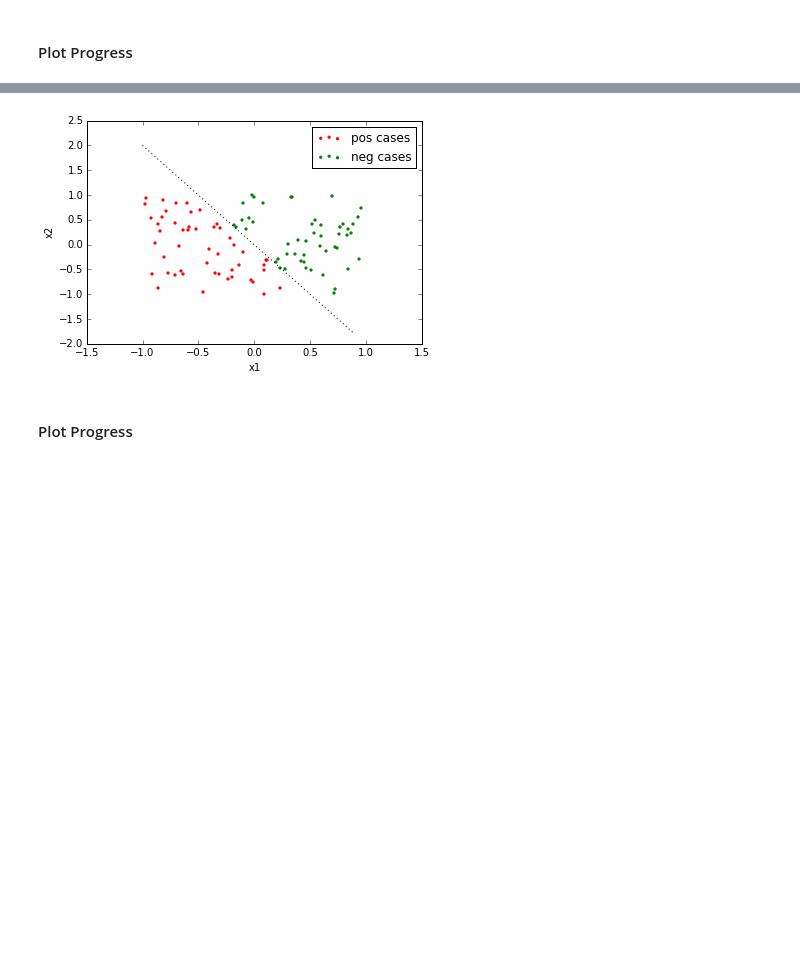
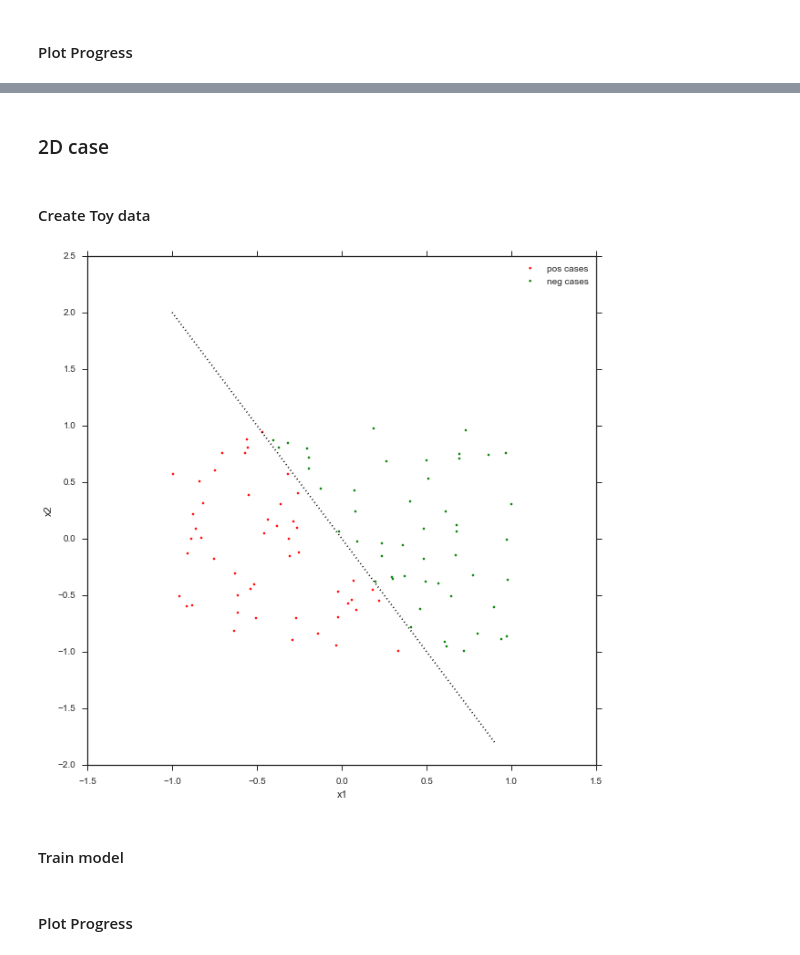
Before and after one commit to dejori/this-and-that, a Jupyter notebook: theano-examples/Logistic Regression.ipynb, the cells around one changed output, grey strips where cells are left out. Cells and saved outputs as stored; diff of their text form; code cells hidden in the pictures; blank space fills up the shorter version.

```diff
--- a/theano-examples/Logistic Regression.ipynb
+++ b/theano-examples/Logistic Regression.ipynb
@@ -18,9 +18,9 @@ Couldn't import dot_parser, loading of dot files will not be possible.
 def logistic(x):
     return 1.0 / (1.0 + np.exp(-x))
 # %%
-def create_data(number_of_samples = 100, w=3, b=2, error = 0.33):
-    trX = np.array([np.array([np.random.uniform(-5, 5)]) for i in range(number_of_samples)])
-    trY = logistic(b + w.dot(trX.T))# + np.random.randn(*trX.shape) * error)
+def create_data(number_of_samples, w, b=2, error = 0.33):
+    trX = np.array([np.array([np.random.uniform(-1, 1) for n in range(w.shape[0])]) for i in range(number_of_samples)])
+    trY = logistic(w.dot(trX.T) + b)
     return trX, trY
 # %% [markdown]
 ### Learning $w$ and $b$
@@ -65,10 +65,11 @@ def train(trX, trY, number_of_iterations=10, learning_rate = 0.1):
 # %% [markdown]
 #### Create Toy data
 # %%
-trX, trY = create_data(b=1, w=np.array([4]))
+figure(figsize=(10,10))
+trX, trY = create_data(100, np.array([4]), b=1)
 trY_cat = (trY > 0.5)+0
-neg_cases = plt.scatter(x=trX[np.where(trY_cat == 0)], y=trY[np.where(trY_cat == 0)], color='r')
-pos_cases = plt.scatter(x=trX[np.where(trY_cat == 1)], y=trY[np.where(trY_cat == 1)], color='g')
+neg_cases = plt.scatter(x=trX[np.where(trY_cat == 0)], y=trY[np.where(trY_cat == 0)], marker='.', color='r')
+pos_cases = plt.scatter(x=trX[np.where(trY_cat == 1)], y=trY[np.where(trY_cat == 1)], marker='.', color='g')
 plt.legend([neg_cases, pos_cases], ['pos cases','neg cases'],loc=4)
 plt.xlabel('trX')
 plt.ylabel('trY')
@@ -82,7 +83,7 @@ errors, ws, bs, predictions = train(trX, trY_cat, number_of_iterations=100, lear
 # %% [markdown]
 #### Plot Progress
 # %%
-ax = figure().add_subplot(111)
+figure(figsize=(10,10))
 plt.scatter(x=trX, y=trY, marker='.',color='k')
 plt.xlabel('x')
 plt.ylabel('y')
@@ -96,7 +97,7 @@ for i, w in enumerate(ws):
     fit = plt.plot(trX, logistic(bs[i] + w.dot(trX.T)), '.', color='k')
     display.clear_output(wait=True)
     display.display(plt.gcf())
-    plt.title('iteration %d  w=%0.2f b=%0.2f error_cases=%d/%d' % ((i+1), ws[i], bs[i], len(mis_classified_cases), number_of_cases))
+    plt.title('iteration %d  $w$=%0.2f $b$=%0.2f error_cases=%d/%d' % ((i+1), ws[i], bs[i], len(mis_classified_cases), number_of_cases))
     plt.scatter(x=trX[np.where(predictions[i] == 0)], y=trY[np.where(predictions[i] == 0)], marker='.', color='r')
     plt.scatter(x=trX[np.where(predictions[i] == 1)], y=trY[np.where(predictions[i] == 1)], marker='.', color='g')
 
@@ -110,36 +113,38 @@ plt.show()
-# %%
-def create_data(number_of_samples = 100, w=np.array([3,2]), b=2, error = 0.33):
-    trX = np.array([np.array([np.random.uniform(-1, 1), np.random.uniform(-1, 1)]) for i in range(number_of_samples)])
-    trY = logistic(w.dot(trX.T) + b)
-    return trX, trY
+# %% [markdown]
+### 2D case
 # %%
 # given X1 and [w1, w2] return the x2 point on the decision boundary
 def hyperplane(x1, w, b):
     return (-w[0]*x1-b)/w[1]
+# %% [markdown]
+#### Create Toy data
 # %%
+figure(figsize=(10,10))
 w = np.array([4,2])
 b = 0
-trX, trY = create_data(number_of_samples = 100, w=w, b=b, error = 0.33)
+trX, trY = create_data(100, w, b=b, error = 0.33)
 trY_cat = (trY > 0.5) +0
 x1 = trX[:,0]
 x2 = trX[:,1]
 pos_cases = plt.scatter(x1[np.where(trY_cat == 1)], x2[np.where(trY_cat == 1)], color='g', marker='.')
 neg_cases = plt.scatter(x1[np.where(trY_cat == 0)], x2[np.where(trY_cat == 0)], color='r', marker='.')
 
 hyper_x1 = np.arange(-1,1,0.1, np.float32)
 hyper_x2 = hyperplane(hyper_x1, w, b)
 
 boundary = plt.plot(hyper_x1,hyper_x2, ':', color='k')
 
 xmin, xmax = plt.xlim()
 ymin, ymax = plt.ylim()
 
 plt.legend([neg_cases, pos_cases], ['pos cases','neg cases'],loc=1)
 plt.xlabel('x1')
 plt.ylabel('x2')
 plt.show()
 # %% [output]
-[figure, old version]
+[figure, new version]
+# %% [markdown]
+#### Train model
 # %%
 errors, ws, bs, predictions = train(trX, trY_cat, number_of_iterations=50, learning_rate = 0.05)
 # %% [markdown]
```
Also changed, not shown: parts of 7 cells of this notebook, 1 other file.
